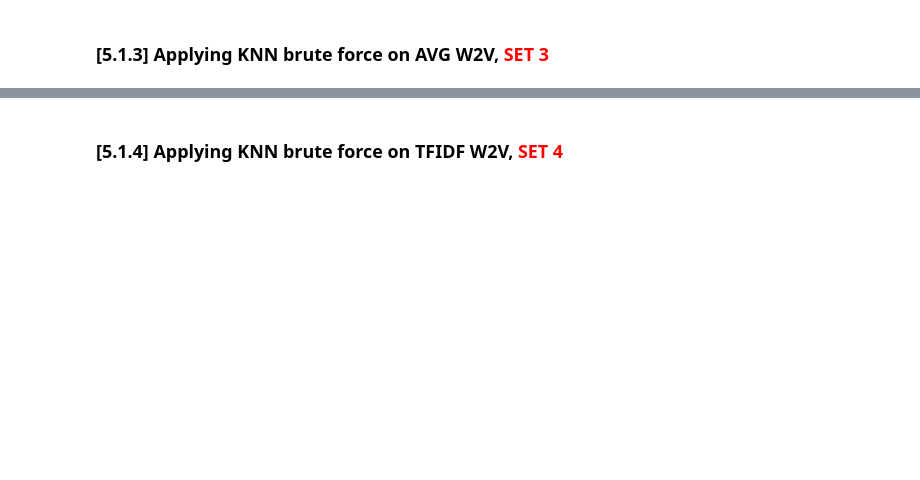
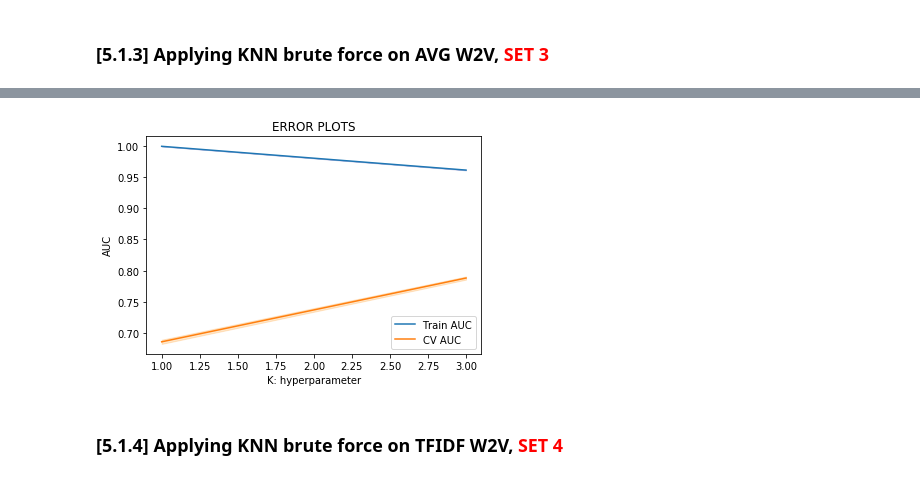
Before and after one commit to data-science-and-machine-learning/amazon-fine-food-reviews-knn, a Jupyter notebook: 03_Amazon_Fine_Food_Reviews_Analysis_KNN.ipynb, the cells around one changed output, grey strips where cells are left out. Saved outputs shown, nothing was run; the diff lists cells and outputs as text; code cells hidden in the pictures; blank space fills up the shorter version.

```diff
--- a/03_Amazon_Fine_Food_Reviews_Analysis_KNN.ipynb
+++ b/03_Amazon_Fine_Food_Reviews_Analysis_KNN.ipynb
@@ -658,20 +613,0 @@ Time consumed in GridsearchCV classifier= 146.84 seconds
-# %%
-print(clf.cv_results_)
-print(clf.cv_results_['mean_train_score'])
-train_auc= clf.cv_results_['mean_train_score']
-train_auc_std= clf.cv_results_['std_train_score']
-cv_auc = clf.cv_results_['mean_test_score']
-cv_auc_std= clf.cv_results_['std_test_score']
-K= list(range(1, 2, 2))
-plt.plot(K, train_auc, label='Train AUC')
-# this code is copied from here: https://stackoverflow.com/a/48803361/4084039
-plt.gca().fill_between(K,train_auc - train_auc_std,train_auc + train_auc_std,alpha=0.2,color='darkblue')
-
-plt.plot(K, cv_auc, label='CV AUC')
-# this code is copied from here: https://stackoverflow.com/a/48803361/4084039
-plt.gca().fill_between(K,cv_auc - cv_auc_std,cv_auc + cv_auc_std,alpha=0.2,color='darkorange')
-plt.legend()
-plt.xlabel("K: hyperparameter")
-plt.ylabel("AUC")
-plt.title("ERROR PLOTS")
-plt.show()
@@ -786,0 +683,63 @@ k-NN brute force best model: 25-NN, With Accuracy: 84.33%
+# %%
+from sklearn.model_selection import KFold, train_test_split, GridSearchCV
+from sklearn.neighbors import KNeighborsClassifier, kd_tree
+import time
+
+x_train, x_test, y_train, y_test = train_test_split(X, Y, test_size=0.20, shuffle=False, stratify=None)
+
+t = time.time()
+
+i=0
+list_of_sentance=[]
+for sentance in x_train:
+    list_of_sentance.append(sentance.split())
+
+
+# average Word2Vec
+# compute average word2vec for each review.
+sent_vectors = []; # the avg-w2v for each sentence/review is stored in this list
+for sent in tqdm(list_of_sentance): # for each review/sentence
+    sent_vec = np.zeros(50) # as word vectors are of zero length 50, you might need to change this to 300 if you use google's w2v
+    cnt_words =0; # num of words with a valid vector in the sentence/review
+    for word in sent: # for each word in a review/sentence
+        if word in w2v_words:
+            vec = w2v_model.wv[word]
+            sent_vec += vec
+            cnt_words += 1
+    if cnt_words != 0:
+        sent_vec /= cnt_words
+    sent_vectors.append(sent_vec)
+print(len(sent_vectors))
+print(len(sent_vectors[0]))
+
+
+print('Time consumed in {} vectorization= {:.2f} seconds'.format('Avg W2V', time.time()-t))
+
+
+import multiprocessing
+jobs = multiprocessing.cpu_count()
+t = time.time()
+knn =KNeighborsClassifier()
+parameters = {'n_neighbors':k_list, 'algorithm': ['brute']}
+clf = GridSearchCV(knn, parameters, cv=3, scoring='roc_auc', verbose=10, n_jobs=jobs, return_train_score=True)
+clf.fit(sent_vectors, y_train)
+print('Time consumed in GridsearchCV classifier= {:.2f} seconds'.format(time.time()-t))
+
+train_auc= clf.cv_results_['mean_train_score']
+train_auc_std= clf.cv_results_['std_train_score']
+cv_auc = clf.cv_results_['mean_test_score']
+cv_auc_std= clf.cv_results_['std_test_score']
+
+plt.plot(K, train_auc, label='Train AUC')
+# this code is copied from here: https://stackoverflow.com/a/48803361/4084039
+plt.gca().fill_between(K,train_auc - train_auc_std,train_auc + train_auc_std,alpha=0.2,color='darkblue')
+
+plt.plot(K, cv_auc, label='CV AUC')
+# this code is copied from here: https://stackoverflow.com/a/48803361/4084039
+plt.gca().fill_between(K,cv_auc - cv_auc_std,cv_auc + cv_auc_std,alpha=0.2,color='darkorange')
+plt.legend()
+plt.xlabel("K: hyperparameter")
+plt.ylabel("AUC")
+plt.title("ERROR PLOTS")
+plt.show()
+# %% [output]
@@ -787,2 +756,3 @@ k-NN brute force best model: 25-NN, With Accuracy: 84.33%
+[figure, added]
 # %% [markdown]
 ### [5.1.4] Applying KNN brute force on TFIDF W2V,<font color='red'> SET 4</font>
```
Also changed, not shown: parts of 13 cells of this notebook.
